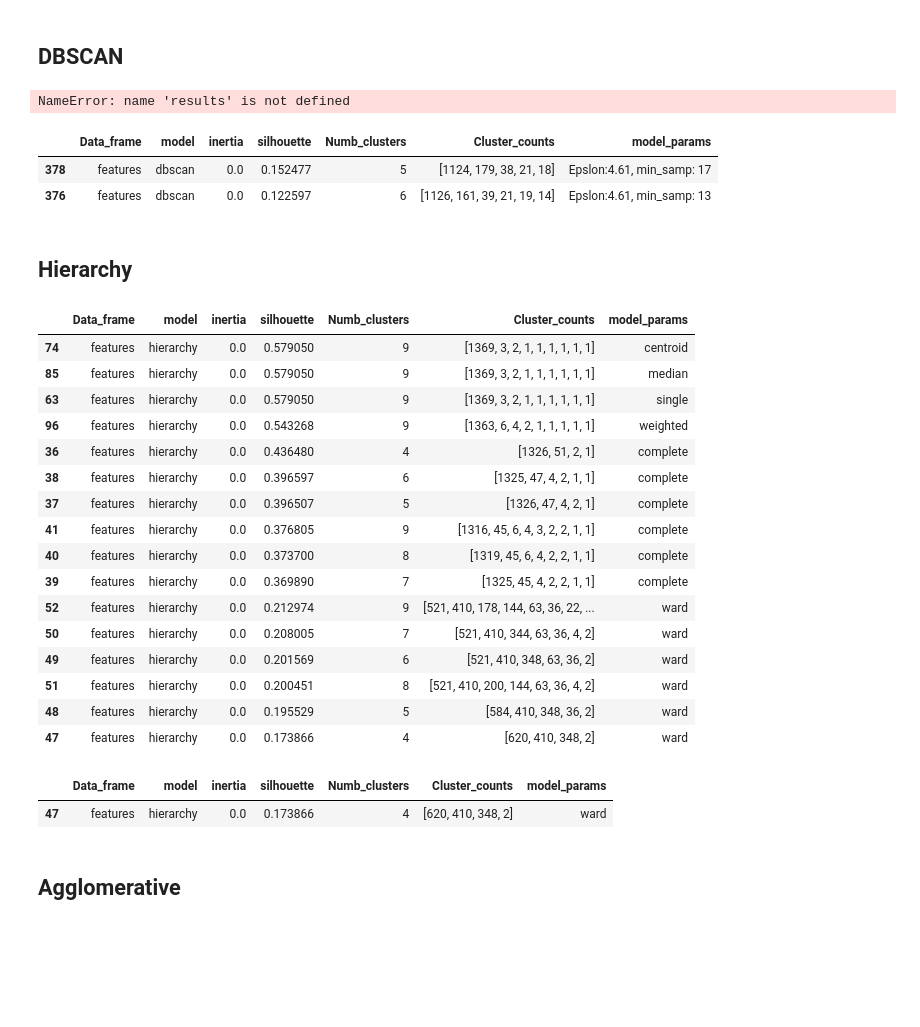
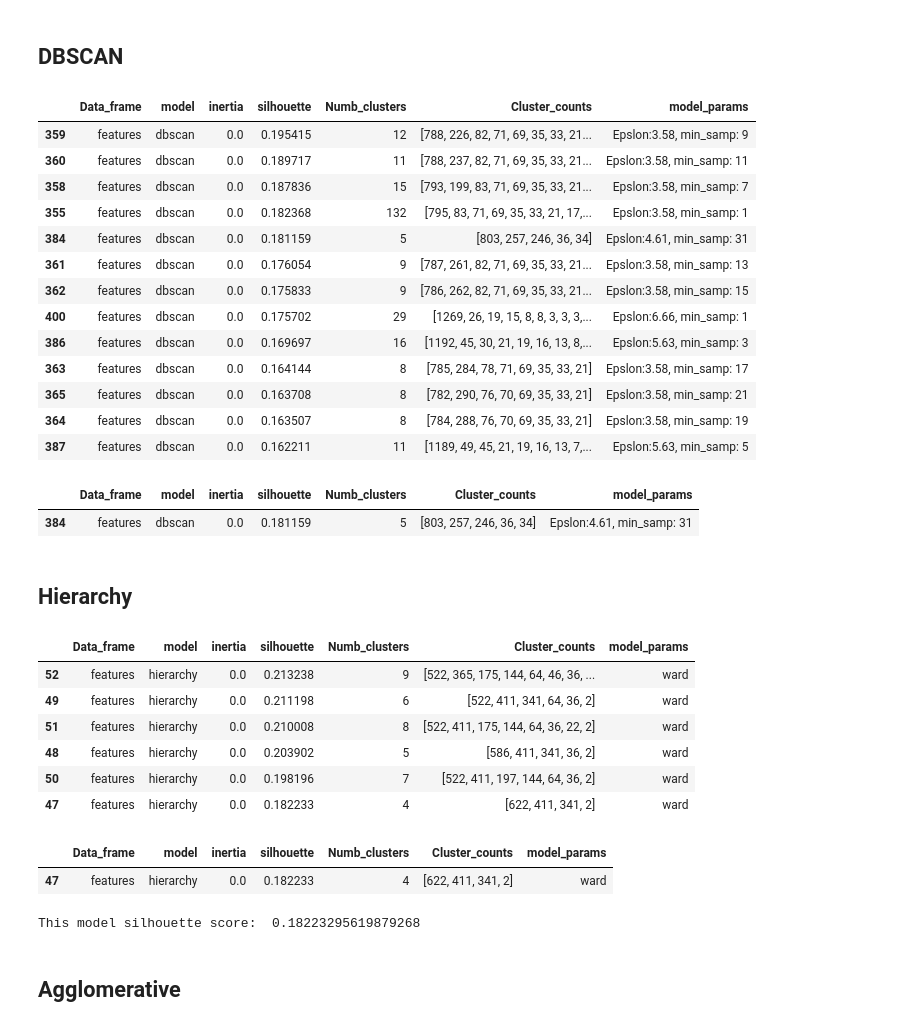
Before and after one commit to berkurka/Mutual_Fund_Clustering, a Jupyter notebook: Notebooks/Building Models.ipynb, the cells around one changed output. Saved outputs shown, nothing was run; the diff lists cells and outputs as text; code cells hidden in the pictures; blank space fills up the shorter version.

```diff
--- a/Notebooks/Building Models.ipynb
+++ b/Notebooks/Building Models.ipynb
@@ -17,0 +13,3 @@ features = [col for col in X_sc.columns.values if col not in remove_list]
+# %%
+## Setting Feature list for clustering
+features = X_sc.columns.values
@@ -18,20 +20,22 @@ features = [col for col in X_sc.columns.values if col not in remove_list]
 # %%
-## FUNCION MODEL PARAMETERS
+## Creating Dictionary for Hyper Parameters grid search in each model
 model_dic = {"kmeans": {"init_seed": [10],
                   "inits"  :  ["k-means++","random"],
                   "clusters_list": range(2,20),
                   "tol": 0.0001},
+
             "hierarchy": {"linkage_method":['complete','ward', 'single',
                            'centroid','median','weighted'],"t": range(4,15),
                           "criterion": "maxclust"},
+
            "Agglomerative": {"linkage_method":['complete','ward', 'single',
-                             'centroid','median','weighted'],
-                             'clusters_list':range(4,15),
+                             'centroid','median','weighted'],'clusters_list':range(4,15),
                              "affinity": ['euclidean', 'l1', 'l2', 'manhattan',
-                                      'cosine', 'precomputed'],
-                         "clusters_list": range(4,10)},
+                             'cosine', 'precomputed'],"clusters_list": range(4,10)},
+
             "dbscan": {"epslons":np.linspace(0.5,20,20),
                        "min_samples": [1,3,5,7,9,11,13,15,17,19,21,23,25,27,31]
             }}
-## FUNCION DATA FRAME PARAMETERS
+
+## Dictonary with features lists to grid search
 df_dic = {'features': X_sc[features]}
@@ -176,52 +185,56 @@ display(results[(results.model == 'dbscan') &
 # %%
 display(results[(results.model == 'dbscan') &
                (results.Numb_clusters >= 3 )]\
-.sort_values(by=['silhouette'],ascending = False)[48:60])
+.sort_values(by=['silhouette'],ascending = False)[56:69])
 # %% [output]
-NameError: name 'results' is not defined
+|  | Data_frame | model | inertia | silhouette | Numb_clusters | Cluster_counts | model_params |
+| 359 | features | dbscan | 0.0 | 0.195415 | 12 | [788, 226, 82, 71, 69, 35, 33, 21... | Epslon:3.58, min_samp: 9 |
+| 360 | features | dbscan | 0.0 | 0.189717 | 11 | [788, 237, 82, 71, 69, 35, 33, 21... | Epslon:3.58, min_samp: 11 |
+| 358 | features | dbscan | 0.0 | 0.187836 | 15 | [793, 199, 83, 71, 69, 35, 33, 21... | Epslon:3.58, min_samp: 7 |
+| 355 | features | dbscan | 0.0 | 0.182368 | 132 | [795, 83, 71, 69, 35, 33, 21, 17,... | Epslon:3.58, min_samp: 1 |
+| 384 | features | dbscan | 0.0 | 0.181159 | 5 | [803, 257, 246, 36, 34] | Epslon:4.61, min_samp: 31 |
+| 361 | features | dbscan | 0.0 | 0.176054 | 9 | [787, 261, 82, 71, 69, 35, 33, 21... | Epslon:3.58, min_samp: 13 |
+| 362 | features | dbscan | 0.0 | 0.175833 | 9 | [786, 262, 82, 71, 69, 35, 33, 21... | Epslon:3.58, min_samp: 15 |
+| 400 | features | dbscan | 0.0 | 0.175702 | 29 | [1269, 26, 19, 15, 8, 8, 3, 3, 3,... | Epslon:6.66, min_samp: 1 |
+| 386 | features | dbscan | 0.0 | 0.169697 | 16 | [1192, 45, 30, 21, 19, 16, 13, 8,... | Epslon:5.63, min_samp: 3 |
+| 363 | features | dbscan | 0.0 | 0.164144 | 8 | [785, 284, 78, 71, 69, 35, 33, 21] | Epslon:3.58, min_samp: 17 |
+| 365 | features | dbscan | 0.0 | 0.163708 | 8 | [782, 290, 76, 70, 69, 35, 33, 21] | Epslon:3.58, min_samp: 21 |
+| 364 | features | dbscan | 0.0 | 0.163507 | 8 | [784, 288, 76, 70, 69, 35, 33, 21] | Epslon:3.58, min_samp: 19 |
+| 387 | features | dbscan | 0.0 | 0.162211 | 11 | [1189, 49, 45, 21, 19, 16, 13, 7,... | Epslon:5.63, min_samp: 5 |
 # %%
 ## DBSCAN Parameters Chosen:
-display(results.loc[[378,376]])
-# saving labels
-dbsc_1 = DBSCAN(eps = 6.66, min_samples = 19).fit(X_sc[features]).labels_
+display(results.loc[[384]])
+# saving parameters in instantiated model
+dbsc_1 = DBSCAN(eps = 4.61, min_samples = 31).fit(X_sc[features]).labels_
 # dbsc_2 = DBSCAN(eps = 3.58, min_samples = 5).fit(X_sc).labels_
 # %% [output]
 |  | Data_frame | model | inertia | silhouette | Numb_clusters | Cluster_counts | model_params |
-| 378 | features | dbscan | 0.0 | 0.152477 | 5 | [1124, 179, 38, 21, 18] | Epslon:4.61, min_samp: 17 |
-| 376 | features | dbscan | 0.0 | 0.122597 | 6 | [1126, 161, 39, 21, 19, 14] | Epslon:4.61, min_samp: 13 |
+| 384 | features | dbscan | 0.0 | 0.181159 | 5 | [803, 257, 246, 36, 34] | Epslon:4.61, min_samp: 31 |
 # %% [markdown]
 ## Hierarchy
 # %%
 display(results[(results.model == 'hierarchy') &
                (results.Numb_clusters <10 )]\
-.sort_values(by=['silhouette'],ascending = False)[20:50])
+.sort_values(by=['silhouette'],ascending = False)[30:80])
 # %% [output]
 |  | Data_frame | model | inertia | silhouette | Numb_clusters | Cluster_counts | model_params |
-| 74 | features | hierarchy | 0.0 | 0.579050 | 9 | [1369, 3, 2, 1, 1, 1, 1, 1, 1] | centroid |
-| 85 | features | hierarchy | 0.0 | 0.579050 | 9 | [1369, 3, 2, 1, 1, 1, 1, 1, 1] | median |
-| 63 | features | hierarchy | 0.0 | 0.579050 | 9 | [1369, 3, 2, 1, 1, 1, 1, 1, 1] | single |
-| 96 | features | hierarchy | 0.0 | 0.543268 | 9 | [1363, 6, 4, 2, 1, 1, 1, 1, 1] | weighted |
-| 36 | features | hierarchy | 0.0 | 0.436480 | 4 | [1326, 51, 2, 1] | complete |
-| 38 | features | hierarchy | 0.0 | 0.396597 | 6 | [1325, 47, 4, 2, 1, 1] | complete |
-| 37 | features | hierarchy | 0.0 | 0.396507 | 5 | [1326, 47, 4, 2, 1] | complete |
-| 41 | features | hierarchy | 0.0 | 0.376805 | 9 | [1316, 45, 6, 4, 3, 2, 2, 1, 1] | complete |
-| 40 | features | hierarchy | 0.0 | 0.373700 | 8 | [1319, 45, 6, 4, 2, 2, 1, 1] | complete |
-| 39 | features | hierarchy | 0.0 | 0.369890 | 7 | [1325, 45, 4, 2, 2, 1, 1] | complete |
-| 52 | features | hierarchy | 0.0 | 0.212974 | 9 | [521, 410, 178, 144, 63, 36, 22, ... | ward |
-| 50 | features | hierarchy | 0.0 | 0.208005 | 7 | [521, 410, 344, 63, 36, 4, 2] | ward |
-| 49 | features | hierarchy | 0.0 | 0.201569 | 6 | [521, 410, 348, 63, 36, 2] | ward |
-| 51 | features | hierarchy | 0.0 | 0.200451 | 8 | [521, 410, 200, 144, 63, 36, 4, 2] | ward |
-| 48 | features | hierarchy | 0.0 | 0.195529 | 5 | [584, 410, 348, 36, 2] | ward |
-| 47 | features | hierarchy | 0.0 | 0.173866 | 4 | [620, 410, 348, 2] | ward |
+| 52 | features | hierarchy | 0.0 | 0.213238 | 9 | [522, 365, 175, 144, 64, 46, 36, ... | ward |
+| 49 | features | hierarchy | 0.0 | 0.211198 | 6 | [522, 411, 341, 64, 36, 2] | ward |
+| 51 | features | hierarchy | 0.0 | 0.210008 | 8 | [522, 411, 175, 144, 64, 36, 22, 2] | ward |
+| 48 | features | hierarchy | 0.0 | 0.203902 | 5 | [586, 411, 341, 36, 2] | ward |
+| 50 | features | hierarchy | 0.0 | 0.198196 | 7 | [522, 411, 197, 144, 64, 36, 2] | ward |
+| 47 | features | hierarchy | 0.0 | 0.182233 | 4 | [622, 411, 341, 2] | ward |
 # %%
 ## Hierarchy Parameters:
 display(results.loc[[47]])
 # saving labels
 z = hierarchy.linkage(X_sc[features], method="ward")
-hierarchy_1 = hierarchy.fcluster(z, 9, "maxclust")
+hierarchy_1 = hierarchy.fcluster(z, 4, "maxclust")
+print("This model silhouette score: ",silhouette_score(X_sc[features], hierarchy_1))
 # %% [output]
 |  | Data_frame | model | inertia | silhouette | Numb_clusters | Cluster_counts | model_params |
-| 47 | features | hierarchy | 0.0 | 0.173866 | 4 | [620, 410, 348, 2] | ward |
+| 47 | features | hierarchy | 0.0 | 0.182233 | 4 | [622, 411, 341, 2] | ward |
+This model silhouette score:  0.18223295619879268
 # %% [markdown]
 ## Agglomerative
 # %%
```
Also changed, not shown: parts of 56 cells of this notebook, 9 other files.
